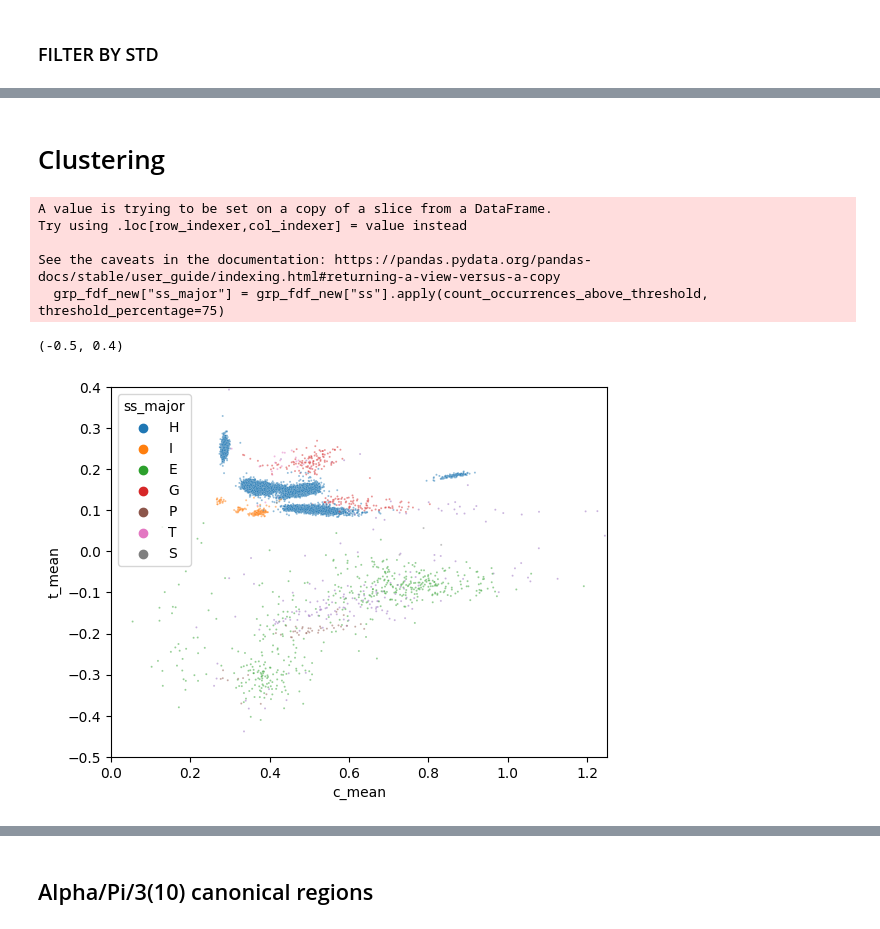
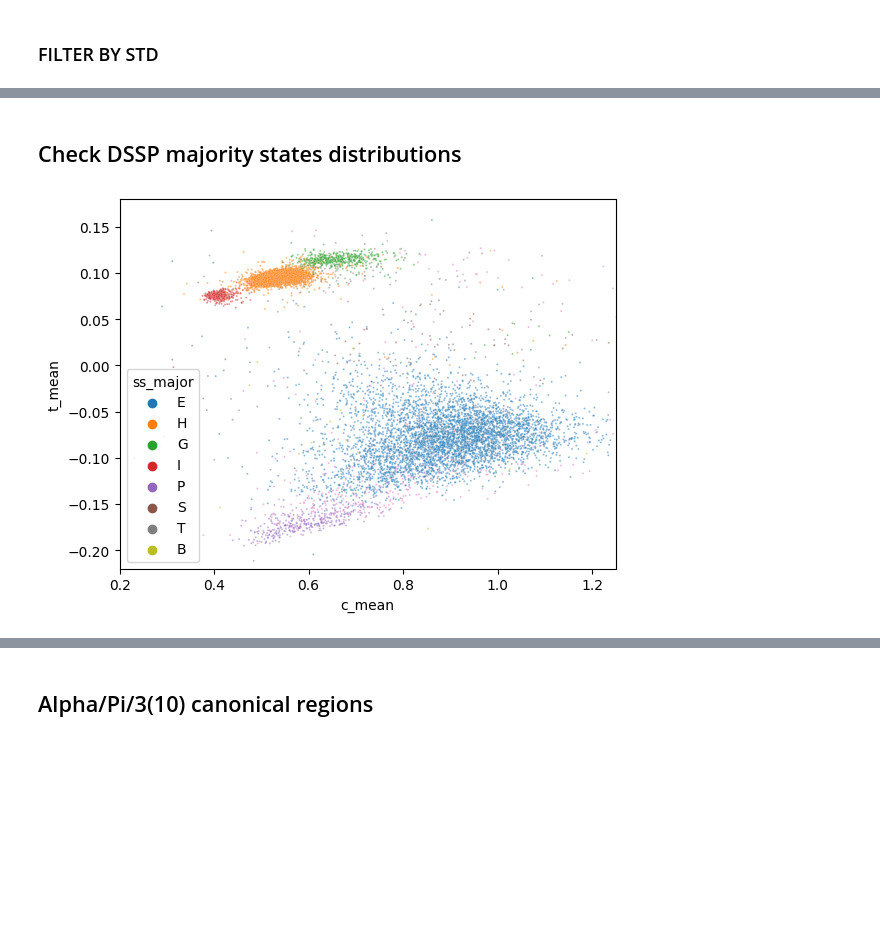
Before and after one commit to labstructbioinf/SSAxgeo, a Jupyter notebook: notebooks/SetCanonicalRegions.ipynb, the cells around one changed output, grey strips where cells are left out. Cells and saved outputs as stored; diff of their text form; code cells hidden in the pictures; blank space fills up the shorter version.

```diff
--- a/notebooks/SetCanonicalRegions.ipynb
+++ b/notebooks/SetCanonicalRegions.ipynb
@@ -8,8 +8,10 @@ import hdbscan
 import numpy as np
 # %%
 # set input variables
-#grp_frag_df_flpath = "/home/antonio/Projects/HlxCnt/BC70/grp_frag_df_clust-70.p"
-grp_frag_df_flpath = "/home/ubuntu/Projects/git_stuff/SSAxgeo/grp_frag_df_clust-95.p"
+grp_frag_df_flpath = "/home/antonio/Projects/HlxCnt/BC30/grp_frag_df_clust-30.p"
+#grp_frag_df_flpath = "/home/antonio/Projects/HlxCnt/grp_frag_df_clust-90.p"
+
+#grp_frag_df_flpath = "/home/ubuntu/Projects/git_stuff/SSAxgeo/grp_frag_df_clust-30.p"
 
 save_dir = "./"
 min_size = 4
@@ -174,2 +170,0 @@ sns.scatterplot(data=grp_fdf_new, x="c_mean", y="t_mean", s=2, alpha=0.5,label="
-# %% [markdown]
-# Clustering
@@ -270,39 +171,10 @@ def get_core_labels(df, Pc_LIM):
-# %%
-grp_fdf_new[["pdbid", "chain", "ss", "ss_pp2"]].iloc[0].values#.columns
-
-ss_array = ['E', 'E', 'E', 'E', 'E', 'P']
-
-def count_occurrences_above_threshold(arr, threshold_percentage=75):
-
-    unique_elements, counts = np.unique(arr, return_counts=True)
-    try:
-        total_elements = len(arr)
-    except(TypeError):
-        return None
-    # Calculate the occurrence percentages
-    percentages = (counts / total_elements) * 100
-
-    # Find elements with occurrence higher than the threshold
-    result = unique_elements[percentages > threshold_percentage]
-
-    if len(result) > 0:
-        assert(len(result) == 1)
-        return result.tolist()[0]
-    else:
-        return None
-
-grp_fdf_new["ss_major"] = grp_fdf_new["ss"].apply(count_occurrences_above_threshold, threshold_percentage=75)
-# %% [output]
-A value is trying to be set on a copy of a slice from a DataFrame.
-Try using .loc[row_indexer,col_indexer] = value instead
-
-See the caveats in the documentation: https://pandas.pydata.org/pandas-docs/stable/user_guide/indexing.html#returning-a-view-versus-a-copy
-  grp_fdf_new["ss_major"] = grp_fdf_new["ss"].apply(count_occurrences_above_threshold, threshold_percentage=75)
+# %% [markdown]
+## Check DSSP majority states distributions
 # %%
 sns.scatterplot(data=grp_fdf_new, x="c_mean", y="t_mean", s=2, alpha=0.5,hue="ss_major")
-plt.xlim(0,1.25)
-plt.ylim(-0.5,0.4)
+plt.xlim(0.2,1.25)
+plt.ylim(-0.22,0.18)
+plt.savefig(save_dir+"ss_major_dist_kt_30.png", dpi=300)
 # %% [output]
-(-0.5, 0.4)
-[figure, old version]
+[figure, new version]
 # %%
```
Also changed, not shown: parts of 55 cells of this notebook.
